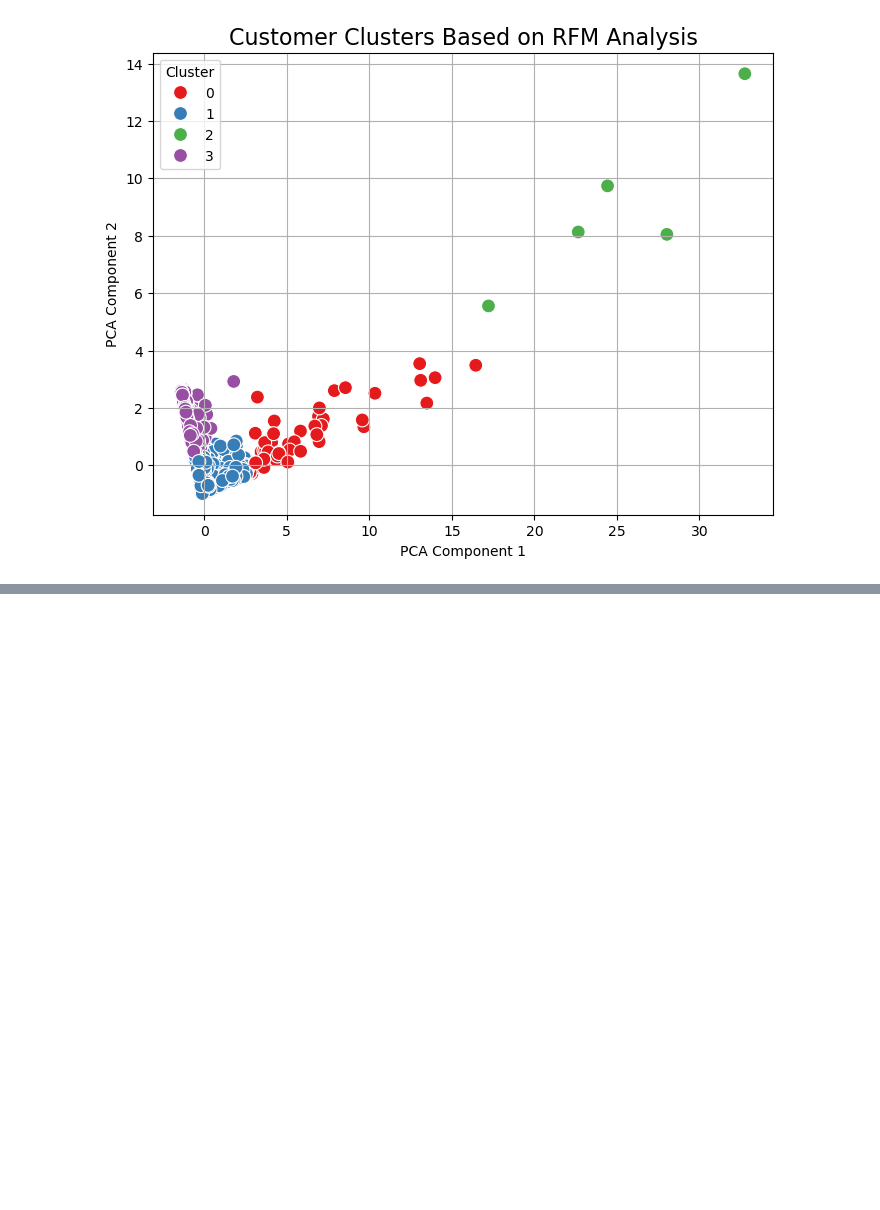
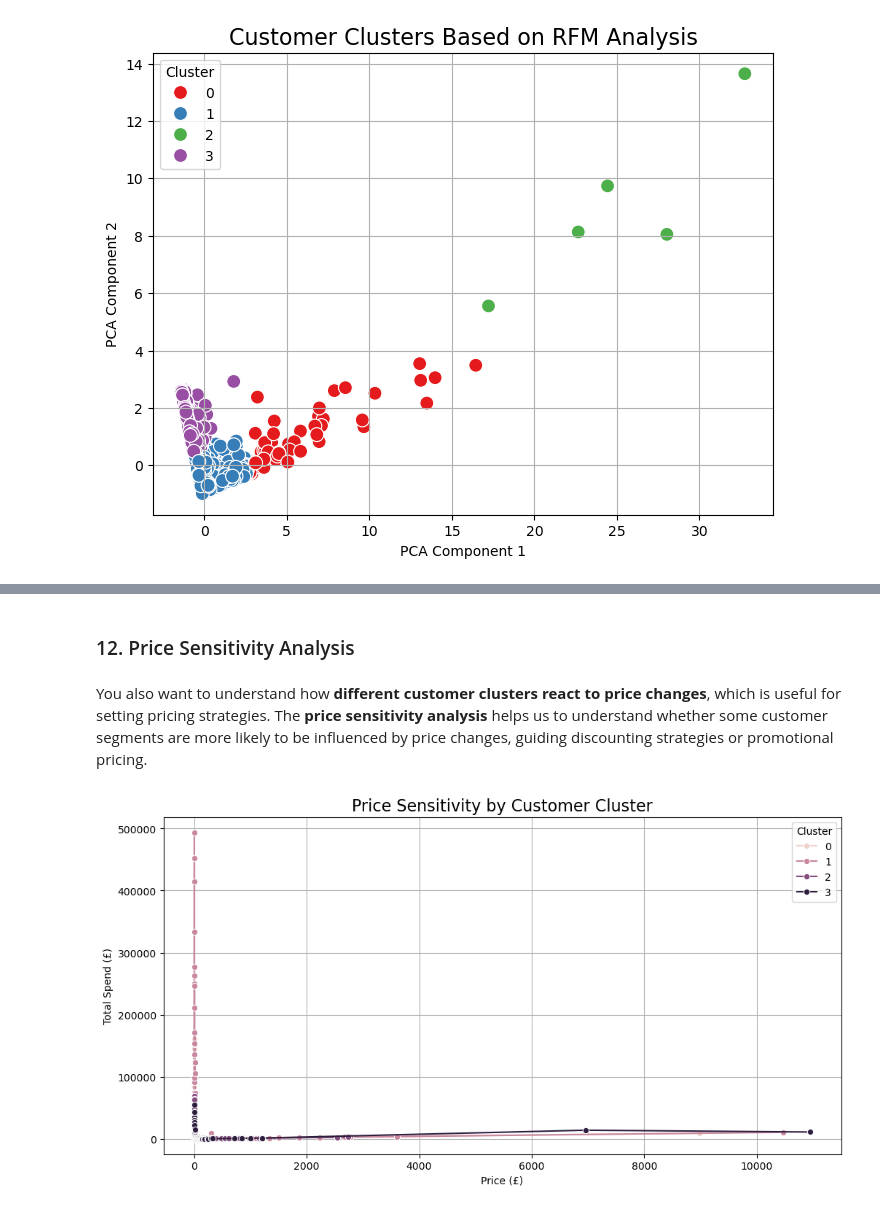
Before and after one commit to MiltonGreat/Online-Retail, a Jupyter notebook: Customer Segmentation.ipynb, the cells around one changed output, grey strips where cells are left out. Drawn from its saved outputs; the diff is of its cells as text; code cells hidden in the pictures; blank space fills up the shorter version.

```diff
--- a/Customer Segmentation.ipynb
+++ b/Customer Segmentation.ipynb
@@ -163,0 +524,25 @@ Name: count, dtype: int64
+# %% [markdown]
+### 12. Price Sensitivity Analysis
+# %% [markdown]
+You also want to understand how **different customer clusters react to price changes**, which is useful for setting pricing strategies. The **price sensitivity analysis** helps us to understand whether some customer segments are more likely to be influenced by price changes, guiding discounting strategies or promotional pricing.
+# %%
+# Price sensitivity refers to how much customers’ purchasing behavior changes in response to price changes. To explore price sensitivity, we can analyze how customers in different clusters respond to variations in the unit price.
+
+# Analyze Price Sensitivity by Cluster: How does the total amount spent vary with price changes?
+# Merge the Cluster labels back to the original df DataFrame
+df = df.merge(rfm_df[['Customer ID', 'Cluster']], on='Customer ID', how='left')
+
+# Price Sensitivity Analysis
+# Analyze Price Sensitivity by Cluster: How does the total amount spent vary with price changes?
+price_sensitivity = df.groupby(['Cluster', 'Price'])['TotalSpent'].sum().reset_index()
+
+# Visualize Price Sensitivity by Cluster
+plt.figure(figsize=(12, 6))
+sns.lineplot(data=price_sensitivity, x='Price', y='TotalSpent', hue='Cluster', marker='o')
+plt.title('Price Sensitivity by Customer Cluster', fontsize=16)
+plt.xlabel('Price (£)')
+plt.ylabel('Total Spend (£)')
+plt.grid(True)
+plt.show()
+# %% [output]
+[figure, added]
```
Also changed, not shown: parts of 45 cells of this notebook.
